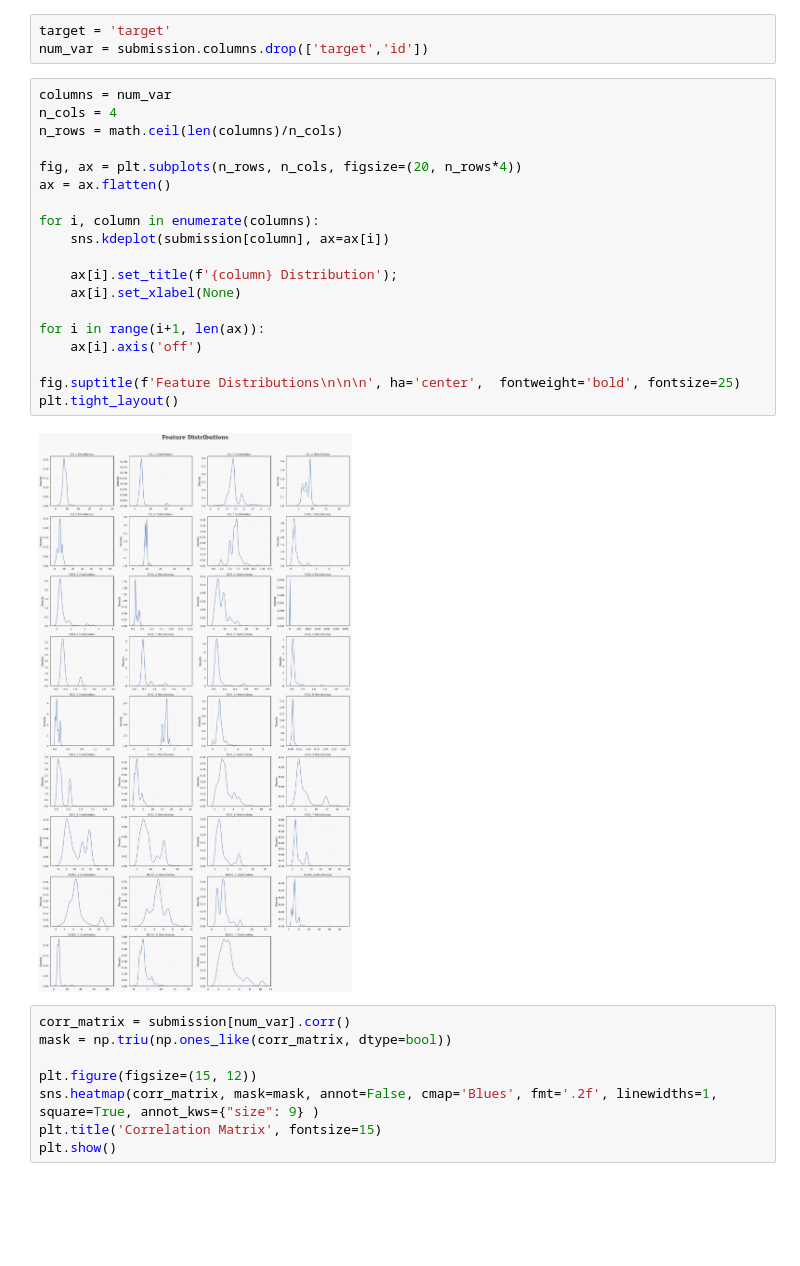
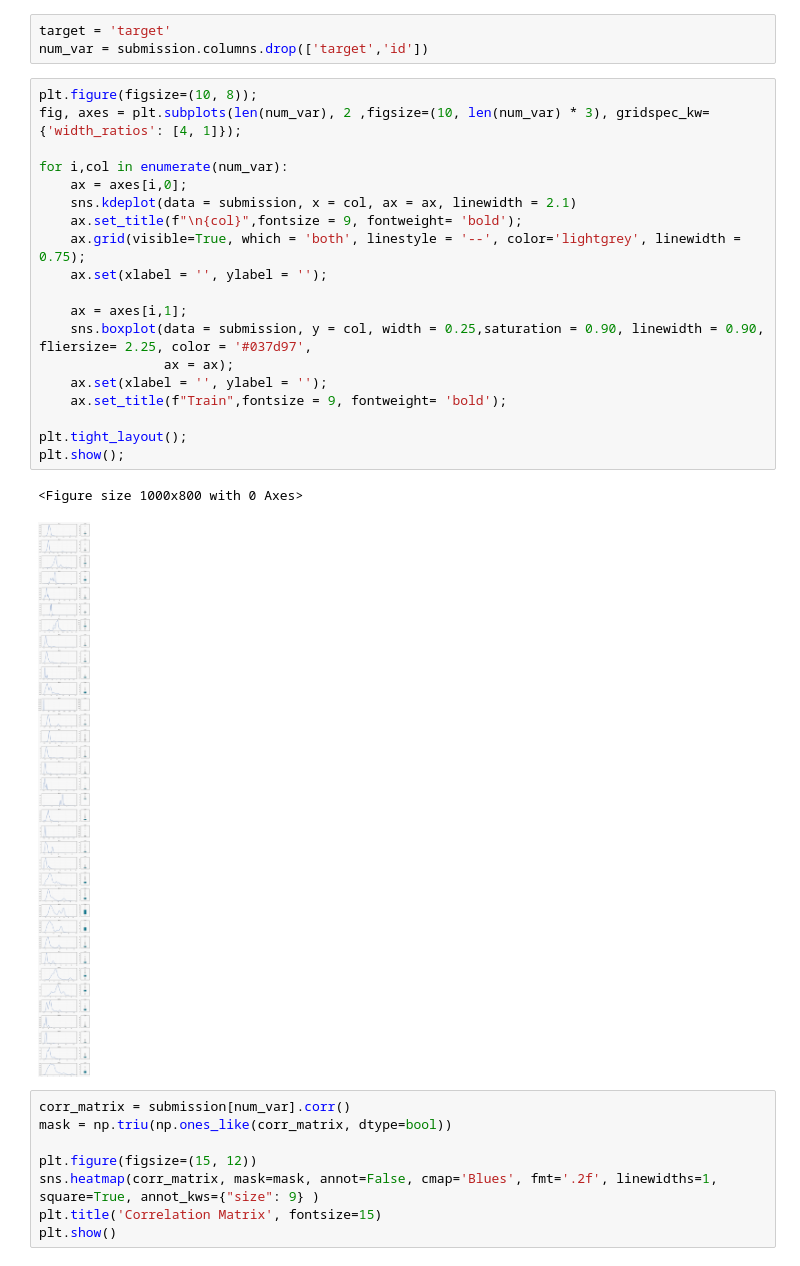
Before and after one commit to zerolovesea/Kaggle_Competitions, a Jupyter notebook: en-playground-s3-e21-eda-fss.ipynb, the cells around one changed output. Cells and saved outputs as stored; diff of their text form; blank space fills up the shorter version.

```diff
--- a/en-playground-s3-e21-eda-fss.ipynb
+++ b/en-playground-s3-e21-eda-fss.ipynb
@@ -194,27 +194,28 @@ summary(submission).style.background_gradient(cmap='Blues')
 # %%
 target = 'target'
 num_var = submission.columns.drop(['target','id'])
-# %%
-columns = num_var
-n_cols = 4
-n_rows = math.ceil(len(columns)/n_cols)
-
-fig, ax = plt.subplots(n_rows, n_cols, figsize=(20, n_rows*4))
-ax = ax.flatten()
-
-for i, column in enumerate(columns):
-    sns.kdeplot(submission[column], ax=ax[i])
-
-    ax[i].set_title(f'{column} Distribution');
-    ax[i].set_xlabel(None)
-
-for i in range(i+1, len(ax)):
-    ax[i].axis('off')
-
-fig.suptitle(f'Feature Distributions\n\n\n', ha='center',  fontweight='bold', fontsize=25)
-plt.tight_layout()
-# %% [output]
-[figure, removed]
+# %%
+plt.figure(figsize=(10, 8));
+fig, axes = plt.subplots(len(num_var), 2 ,figsize=(10, len(num_var) * 3), gridspec_kw={'width_ratios': [4, 1]});
+
+for i,col in enumerate(num_var):
+    ax = axes[i,0];
+    sns.kdeplot(data = submission, x = col, ax = ax, linewidth = 2.1)
+    ax.set_title(f"\n{col}",fontsize = 9, fontweight= 'bold');
+    ax.grid(visible=True, which = 'both', linestyle = '--', color='lightgrey', linewidth = 0.75);
+    ax.set(xlabel = '', ylabel = '');
+
+    ax = axes[i,1];
+    sns.boxplot(data = submission, y = col, width = 0.25,saturation = 0.90, linewidth = 0.90, fliersize= 2.25, color = '#037d97',
+                ax = ax);
+    ax.set(xlabel = '', ylabel = '');
+    ax.set_title(f"Train",fontsize = 9, fontweight= 'bold');
+
+plt.tight_layout();
+plt.show();
+# %% [output]
+<Figure size 1000x800 with 0 Axes>
+[figure, added]
 # %%
 corr_matrix = submission[num_var].corr()
 mask = np.triu(np.ones_like(corr_matrix, dtype=bool))
```
Also changed, not shown: parts of 4 cells of this notebook.
